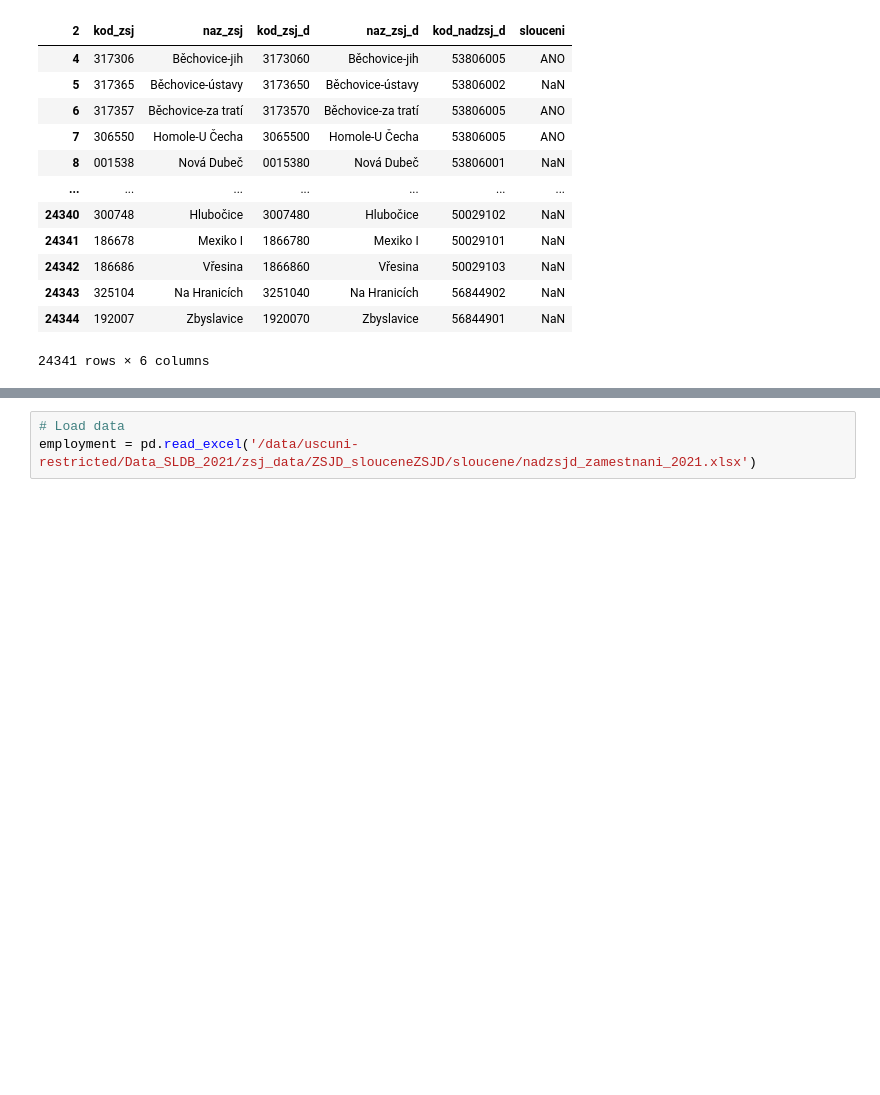
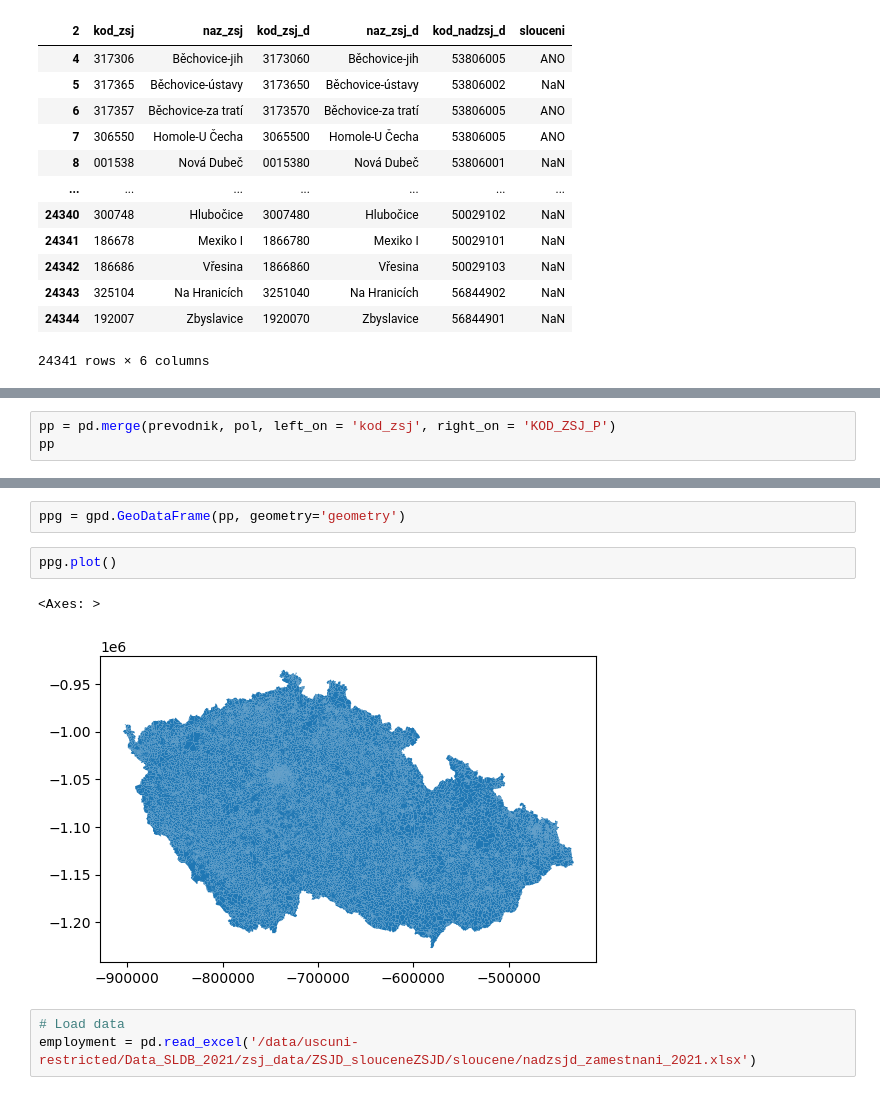
Before and after one commit to uscuni/people_places, a Jupyter notebook: Notebooks/czechia/census_nadzsjd.ipynb, the cells around one changed output, grey strips where cells are left out. Drawn from its saved outputs; the diff is of its cells as text; blank space fills up the shorter version.

```diff
--- a/Notebooks/czechia/census_nadzsjd.ipynb
+++ b/Notebooks/czechia/census_nadzsjd.ipynb
@@ -142,0 +142,3 @@ prevodnik[prevodnik.kod_zsj.duplicated(False)].sort_values('kod_zsj')
+# %%
+pp = pd.merge(prevodnik, pol, left_on = 'kod_zsj', right_on = 'KOD_ZSJ_P')
+pp
@@ -143,3 +254,10 @@ prevodnik[prevodnik.kod_zsj.duplicated(False)].sort_values('kod_zsj')
+# %%
+ppg = gpd.GeoDataFrame(pp, geometry='geometry')
+# %%
+ppg.plot()
+# %% [output]
+<Axes: >
+[figure, added]
 # %%
 # Load data
 employment = pd.read_excel('/data/uscuni-restricted/Data_SLDB_2021/zsj_data/ZSJD_slouceneZSJD/sloucene/nadzsjd_zamestnani_2021.xlsx')
```
Also changed, not shown: parts of 18 cells of this notebook.
